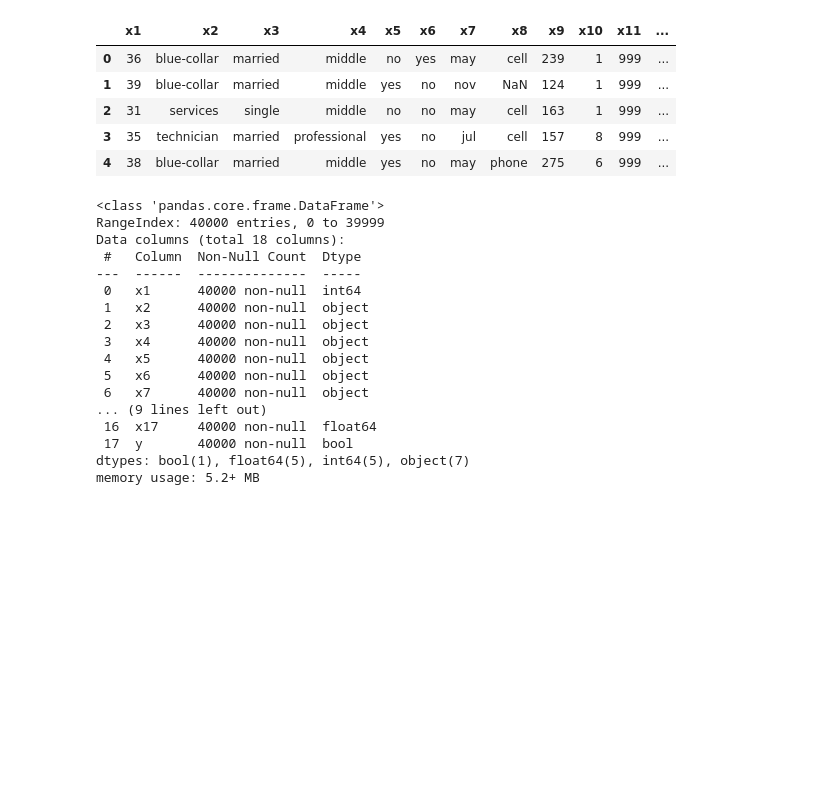
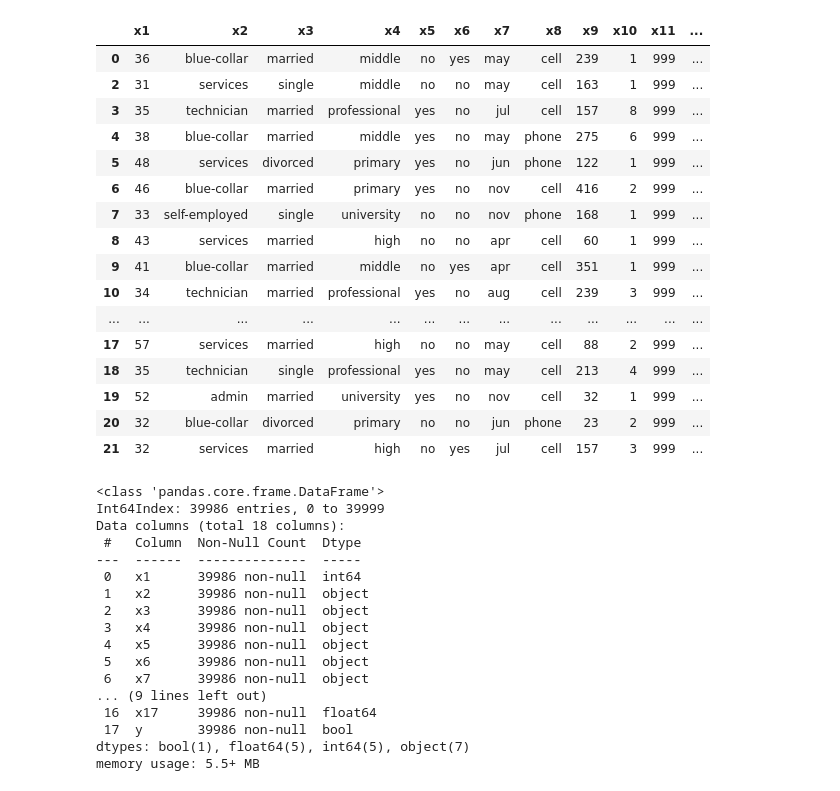
Before and after one commit to TYCTYCTYCTYCTYCTYC/AI-Ass, a Jupyter notebook: AI Ass.ipynb, the cells around one changed output. Drawn from its saved outputs; the diff is of its cells as text; code cells hidden in the pictures; blank space fills up the shorter version.

```diff
--- a/AI Ass.ipynb
+++ b/AI Ass.ipynb
@@ -6,38 +6,51 @@ import matplotlib.pyplot as plt
 # %%
 #list of assignment groupmates link
 link=["C:/Users/TYC/Documents/Year 2 Sem 3 Resources/AIT/Assignment/assign.csv", "Na's link", "jia lin's link"]
 
 #load dataset into assign dataframe using links stored in the list 'link'
-assign=pd.read_csv(link[0])
+assign=pd.read_csv(link[0],na_values=['NAN','NaN','-'])
+
+#drop rows with missing columns explain in report why, explain inplace=true
+assign.dropna(inplace=True)
+assign.head(20)
+# %% [output]
+|  | x1 | x2 | x3 | x4 | x5 | x6 | x7 | x8 | x9 | x10 | x11 | ... |
+| 0 | 36 | blue-collar | married | middle | no | yes | may | cell | 239 | 1 | 999 | ... |
+| 2 | 31 | services | single | middle | no | no | may | cell | 163 | 1 | 999 | ... |
+| 3 | 35 | technician | married | professional | yes | no | jul | cell | 157 | 8 | 999 | ... |
+| 4 | 38 | blue-collar | married | middle | yes | no | may | phone | 275 | 6 | 999 | ... |
+| 5 | 48 | services | divorced | primary | yes | no | jun | phone | 122 | 1 | 999 | ... |
+| 6 | 46 | blue-collar | married | primary | yes | no | nov | cell | 416 | 2 | 999 | ... |
+| 7 | 33 | self-employed | single | university | no | no | nov | phone | 168 | 1 | 999 | ... |
+| 8 | 43 | services | married | high | no | no | apr | cell | 60 | 1 | 999 | ... |
+| 9 | 41 | blue-collar | married | middle | no | yes | apr | cell | 351 | 1 | 999 | ... |
+| 10 | 34 | technician | married | professional | yes | no | aug | cell | 239 | 3 | 999 | ... |
+| ... | ... | ... | ... | ... | ... | ... | ... | ... | ... | ... | ... | ... |
+| 17 | 57 | services | married | high | no | no | may | cell | 88 | 2 | 999 | ... |
+| 18 | 35 | technician | single | professional | yes | no | may | cell | 213 | 4 | 999 | ... |
+| 19 | 52 | admin | married | university | yes | no | nov | cell | 32 | 1 | 999 | ... |
+| 20 | 32 | blue-collar | divorced | primary | no | no | jun | phone | 23 | 2 | 999 | ... |
+| 21 | 32 | services | married | high | no | yes | jul | cell | 157 | 3 | 999 | ... |
-# %%
-assign.head()
-# %% [output]
-|  | x1 | x2 | x3 | x4 | x5 | x6 | x7 | x8 | x9 | x10 | x11 | ... |
-| 0 | 36 | blue-collar | married | middle | no | yes | may | cell | 239 | 1 | 999 | ... |
-| 1 | 39 | blue-collar | married | middle | yes | no | nov | NaN | 124 | 1 | 999 | ... |
-| 2 | 31 | services | single | middle | no | no | may | cell | 163 | 1 | 999 | ... |
-| 3 | 35 | technician | married | professional | yes | no | jul | cell | 157 | 8 | 999 | ... |
-| 4 | 38 | blue-collar | married | middle | yes | no | may | phone | 275 | 6 | 999 | ... |
 # %%
 assign.info()
 # %% [output]
 <class 'pandas.core.frame.DataFrame'>
-RangeIndex: 40000 entries, 0 to 39999
+Int64Index: 39986 entries, 0 to 39999
 Data columns (total 18 columns):
  #   Column  Non-Null Count  Dtype
 ---  ------  --------------  -----
- 0   x1      40000 non-null  int64
- 1   x2      40000 non-null  object
- 2   x3      40000 non-null  object
- 3   x4      40000 non-null  object
- 4   x5      40000 non-null  object
- 5   x6      40000 non-null  object
- 6   x7      40000 non-null  object
+ 0   x1      39986 non-null  int64
+ 1   x2      39986 non-null  object
+ 2   x3      39986 non-null  object
+ 3   x4      39986 non-null  object
+ 4   x5      39986 non-null  object
+ 5   x6      39986 non-null  object
+ 6   x7      39986 non-null  object
 ... (9 lines left out)
- 16  x17     40000 non-null  float64
- 17  y       40000 non-null  bool
+ 16  x17     39986 non-null  float64
+ 17  y       39986 non-null  bool
 dtypes: bool(1), float64(5), int64(5), object(7)
-memory usage: 5.2+ MB
+memory usage: 5.5+ MB
 # %%
 assign.describe()
 # %% [output]
```
Also changed, not shown: parts of 19 cells of this notebook.
